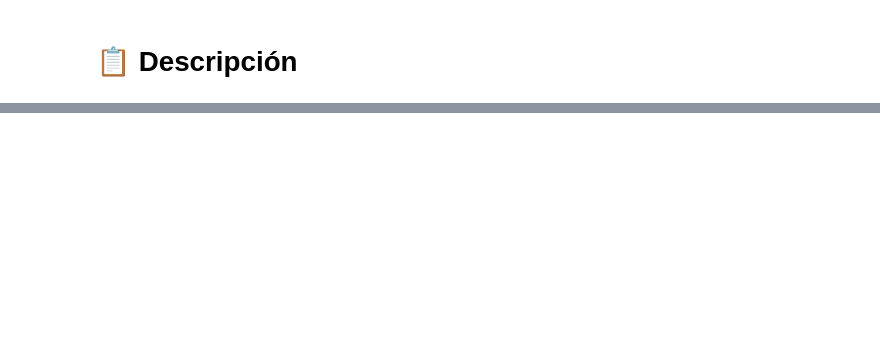
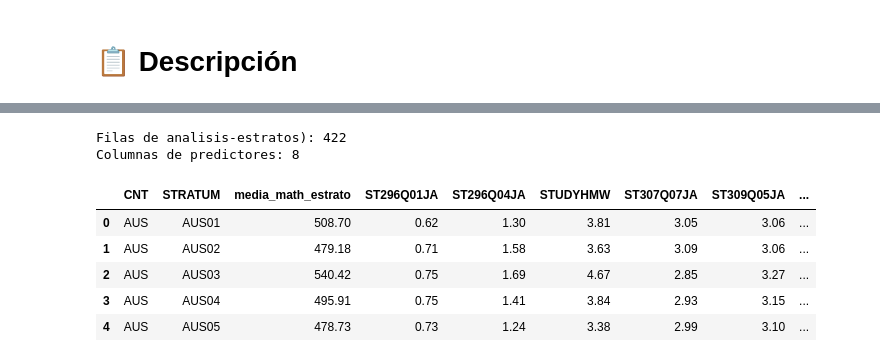
Before and after one commit to musero55/tfm_data_science, a Jupyter notebook: notebooks/fase_1_data_ingestion_eda/01_procesamiento_deberes_PISA.ipynb, the cells around one changed output, grey strips where cells are left out. Cells and saved outputs as stored; diff of their text form; code cells hidden in the pictures; blank space fills up the shorter version.

```diff
--- a/notebooks/fase_1_data_ingestion_eda/01_procesamiento_deberes_PISA.ipynb
+++ b/notebooks/fase_1_data_ingestion_eda/01_procesamiento_deberes_PISA.ipynb
@@ -547,0 +156,16 @@ tabla_final
+# %%
+#Pasamos la columna de pesos de estudiante W_FSTUWT a la de colegios pare poder tener la ponderación
+claves_colegio = ['CNT', 'STRATUM', 'CNTSCHID']
+
+pesos_estudiantes_colegio = (
+    df_estudiantes
+    .groupby(claves_colegio, as_index=False)
+    .agg(W_FSTUWT=('W_FSTUWT', 'sum'))
+)
+
+df_colegios = df_colegios.merge(
+    pesos_estudiantes_colegio,
+    on=claves_colegio,
+    how='left',
+    validate='one_to_one',
+)
@@ -547,0 +188,29 @@ tabla_final
+# %%
+# Peso poblacional del estrato para ponderar su contribuci?n al modelo
+
+# Agregamos el peso de senado
+peso_senado_alumno = (
+    df_estudiantes[claves_estrato+['SENWT']]
+    .groupby(claves_estrato, as_index=False)
+    .agg(SENWT=('SENWT', 'mean')) # Usamos 'mean' para no distorsionar la escala del peso de senado por estrato
+)
+
+df_analisis_deberes = (
+    df_media_matematicas
+    .merge(df_indicadores_alumno, on=claves_estrato, how='left', validate='one_to_one')
+    .merge(df_indicadores_colegio, on=claves_estrato, how='left', validate='one_to_one')
+    .merge(peso_senado_alumno, on=claves_estrato, how='left', validate='one_to_one')
+)
+
+print(f"Filas de analisis-estratos): {len(df_analisis_deberes):,}")
+print(f"Columnas de predictores: {len(indicadores_alumno) + len(indicadores_colegio)}")
+df_analisis_deberes.head()
+# %% [output]
+Filas de analisis-estratos): 422
+Columnas de predictores: 8
+|  | CNT | STRATUM | media_math_estrato | ST296Q01JA | ST296Q04JA | STUDYHMW | ST307Q07JA | ST309Q05JA | ... |
+| 0 | AUS | AUS01 | 508.70 | 0.62 | 1.30 | 3.81 | 3.05 | 3.06 | ... |
+| 1 | AUS | AUS02 | 479.18 | 0.71 | 1.58 | 3.63 | 3.09 | 3.06 | ... |
+| 2 | AUS | AUS03 | 540.42 | 0.75 | 1.69 | 4.67 | 2.85 | 3.27 | ... |
+| 3 | AUS | AUS04 | 495.91 | 0.75 | 1.41 | 3.84 | 2.93 | 3.15 | ... |
+| 4 | AUS | AUS05 | 478.73 | 0.73 | 1.24 | 3.38 | 2.99 | 3.10 | ... |
```
Also changed, not shown: parts of 89 cells of this notebook, 1 other file.
